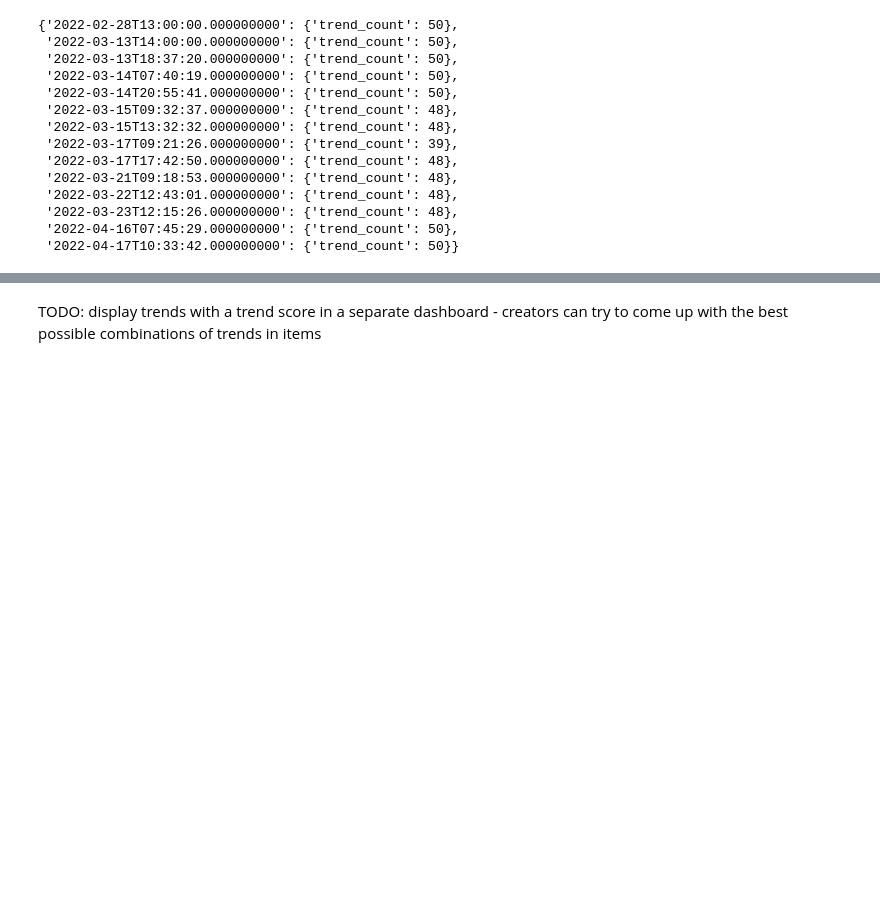
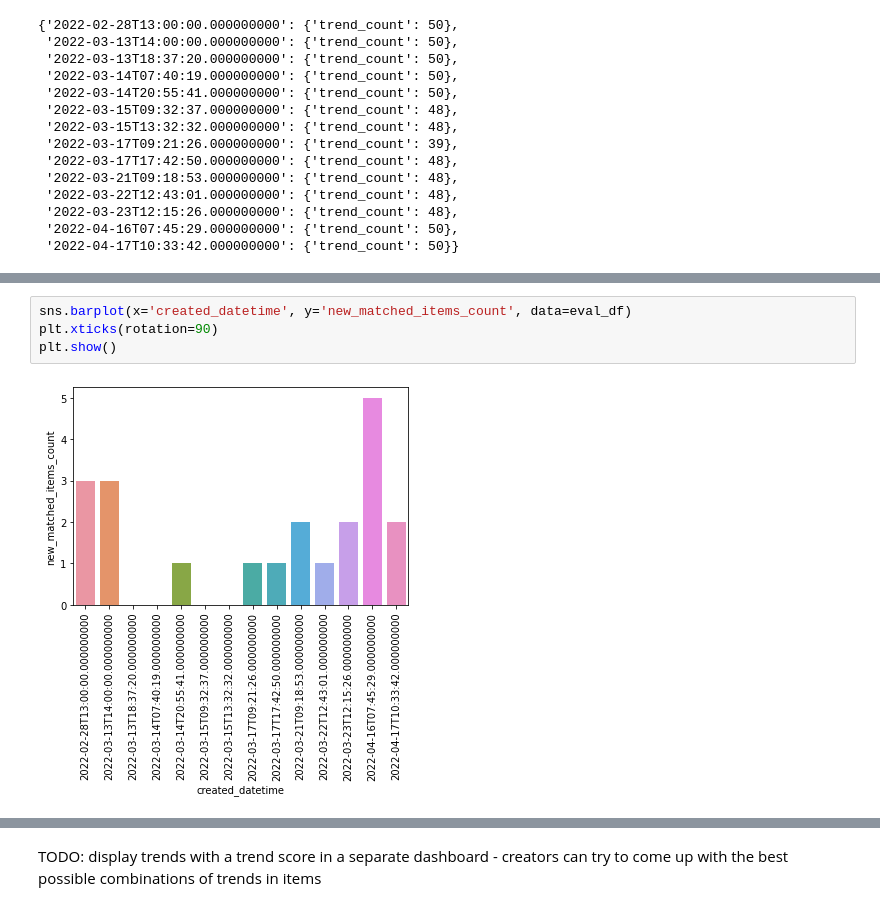
Before and after one commit to dinuka-rp/nerdy-panda, a Jupyter notebook: Prototype/RecSys/Trends_Content_based_NFT_Recommender_System.ipynb, the cells around one changed output, grey strips where cells are left out. Drawn from its saved outputs; the diff is of its cells as text; blank space fills up the shorter version.

```diff
--- a/Prototype/RecSys/Trends_Content_based_NFT_Recommender_System.ipynb
+++ b/Prototype/RecSys/Trends_Content_based_NFT_Recommender_System.ipynb
@@ -777,0 +861,6 @@ add 0s to dates that have no matches
+# %%
+sns.barplot(x='created_datetime', y='new_matched_items_count', data=eval_df)
+plt.xticks(rotation=90)
+plt.show()
+# %% [output]
+[figure, added]
```
Also changed, not shown: parts of 26 cells of this notebook.
